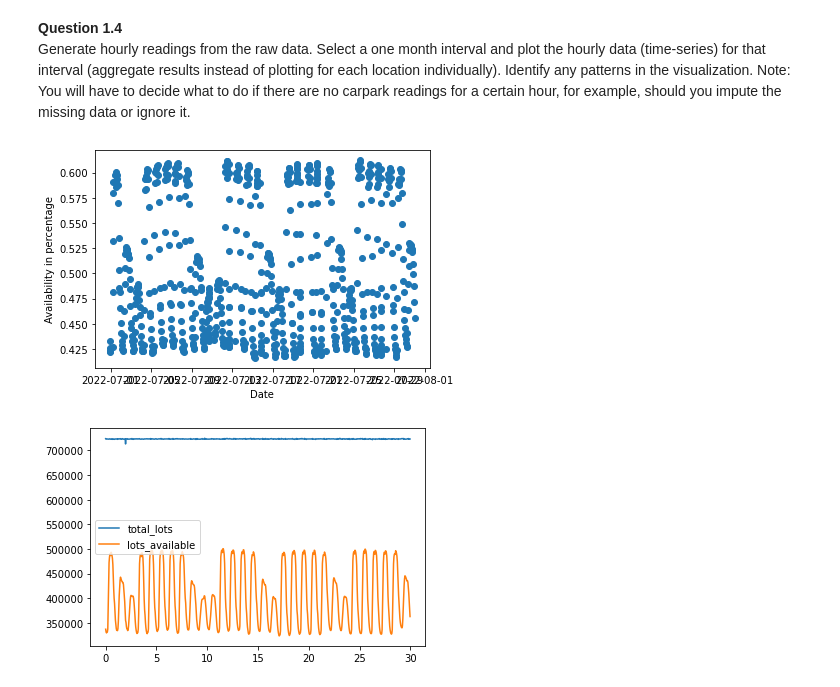
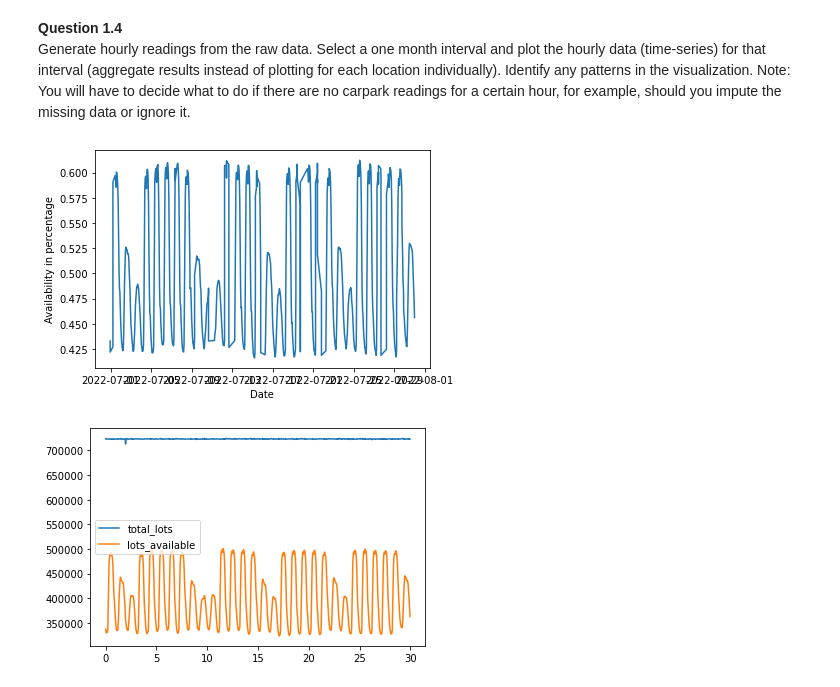
Before and after one commit to EthanWong2212/EE4211_Proj, a Jupyter notebook: Proj_code.ipynb, the cells around one changed output. Saved outputs shown, nothing was run; the diff lists cells and outputs as text; code cells hidden in the pictures.

```diff
--- a/Proj_code.ipynb
+++ b/Proj_code.ipynb
@@ -266,12 +266,12 @@ for hr in range(total_hrs):
     timeseries_data['avail'].append(avrAvail(df))
     timeseries_data['dt'].append(df.loc[0,'update_datetime'])
 # %%
-plt.scatter(timeseries_data['dt'], timeseries_data["avail"])
+plt.plot(timeseries_data['dt'], timeseries_data["avail"])
 plt.xlabel("Date")
 plt.ylabel("Availability in percentage")
 plt.show()
 # %% [output]
-[figure, old version]
+[figure, new version]
 # %%
 plt.plot([x/24 for x in range(len(total_lots))], total_lots, label = "total_lots")
 plt.plot([x/24 for x in range(len(lots_available))], lots_available, label = "lots_available")
```
